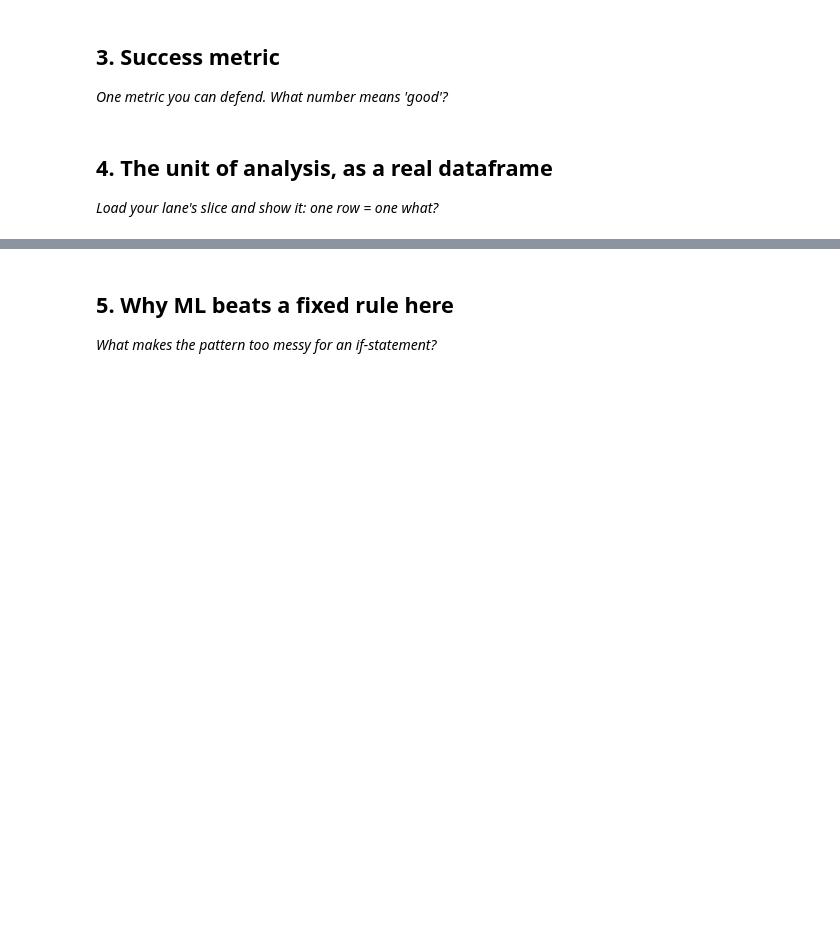
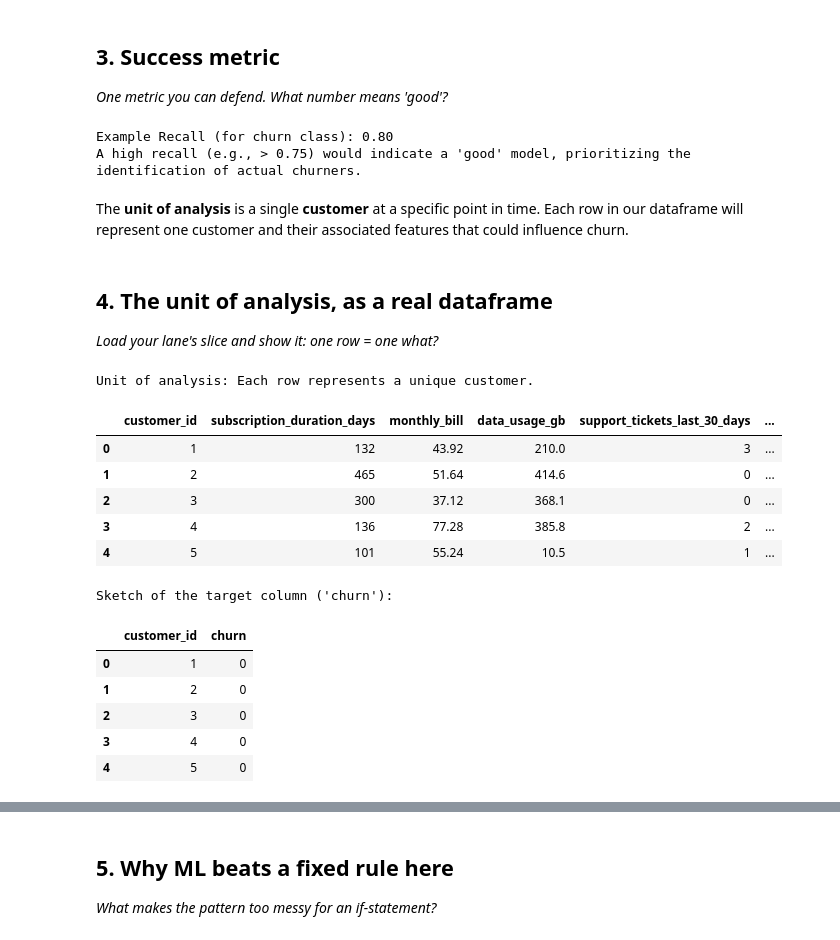
Before and after one commit to RajatBharti11/Rajat, a Jupyter notebook: work/notebooks/w02_ml_task_framing.ipynb, the cells around one changed output, grey strips where cells are left out. Saved outputs shown, nothing was run; the diff lists cells and outputs as text; code cells hidden in the pictures; blank space fills up the shorter version.

```diff
--- a/work/notebooks/w02_ml_task_framing.ipynb
+++ b/work/notebooks/w02_ml_task_framing.ipynb
@@ -30,3 +79,18 @@ This skeleton is yours to fill. Work the sections **in order** — each one has
+# %%
+from sklearn.metrics import recall_score
+
+# Placeholder for a hypothetical model's predictions and true labels
+true_labels = np.array([0, 1, 0, 1, 1, 0, 1, 0, 0, 1])
+predicted_labels = np.array([0, 1, 0, 0, 1, 0, 1, 0, 1, 1]) # Example: missed one churner, falsely predicted one churner
+
+recall = recall_score(true_labels, predicted_labels)
+print(f"Example Recall (for churn class): {recall:.2f}")
+print("A high recall (e.g., > 0.75) would indicate a 'good' model, prioritizing the identification of actual churners.")
+# %% [output]
+Example Recall (for churn class): 0.80
+A high recall (e.g., > 0.75) would indicate a 'good' model, prioritizing the identification of actual churners.
+# %% [markdown]
+The **unit of analysis** is a single **customer** at a specific point in time. Each row in our dataframe will represent one customer and their associated features that could influence churn.
 # %% [markdown]
 ## 4. The unit of analysis, as a real dataframe
 
@@ -36,0 +98,42 @@ This skeleton is yours to fill. Work the sections **in order** — each one has
+# %%
+import pandas as pd
+import numpy as np
+
+# Seed for reproducibility
+np.random.seed(42)
+
+# Generate synthetic data for customer churn prediction
+num_customers = 1000
+
+data = {
+    'customer_id': range(1, num_customers + 1),
+    'subscription_duration_days': np.random.randint(30, 730, num_customers), # 1 month to 2 years
+    'monthly_bill': np.random.uniform(10, 100, num_customers).round(2),
+    'data_usage_gb': np.random.uniform(5, 500, num_customers).round(1),
+    'support_tickets_last_30_days': np.random.randint(0, 5, num_customers),
+    'last_login_days_ago': np.random.randint(0, 90, num_customers),
+    'churn': np.random.choice([0, 1], num_customers, p=[0.85, 0.15]) # 15% churn rate
+}
+
+df = pd.DataFrame(data)
+
+print("Unit of analysis: Each row represents a unique customer.")
+display(df.head())
+
+print("\nSketch of the target column ('churn'):")
+display(df[['customer_id', 'churn']].head())
+# %% [output]
+Unit of analysis: Each row represents a unique customer.
+|  | customer_id | subscription_duration_days | monthly_bill | data_usage_gb | support_tickets_last_30_days | ... |
+| 0 | 1 | 132 | 43.92 | 210.0 | 3 | ... |
+| 1 | 2 | 465 | 51.64 | 414.6 | 0 | ... |
+| 2 | 3 | 300 | 37.12 | 368.1 | 0 | ... |
+| 3 | 4 | 136 | 77.28 | 385.8 | 2 | ... |
+| 4 | 5 | 101 | 55.24 | 10.5 | 1 | ... |
+Sketch of the target column ('churn'):
+|  | customer_id | churn |
+| 0 | 1 | 0 |
+| 1 | 2 | 0 |
+| 2 | 3 | 0 |
+| 3 | 4 | 0 |
+| 4 | 5 | 0 |
```
Also changed, not shown: parts of 14 cells of this notebook.
